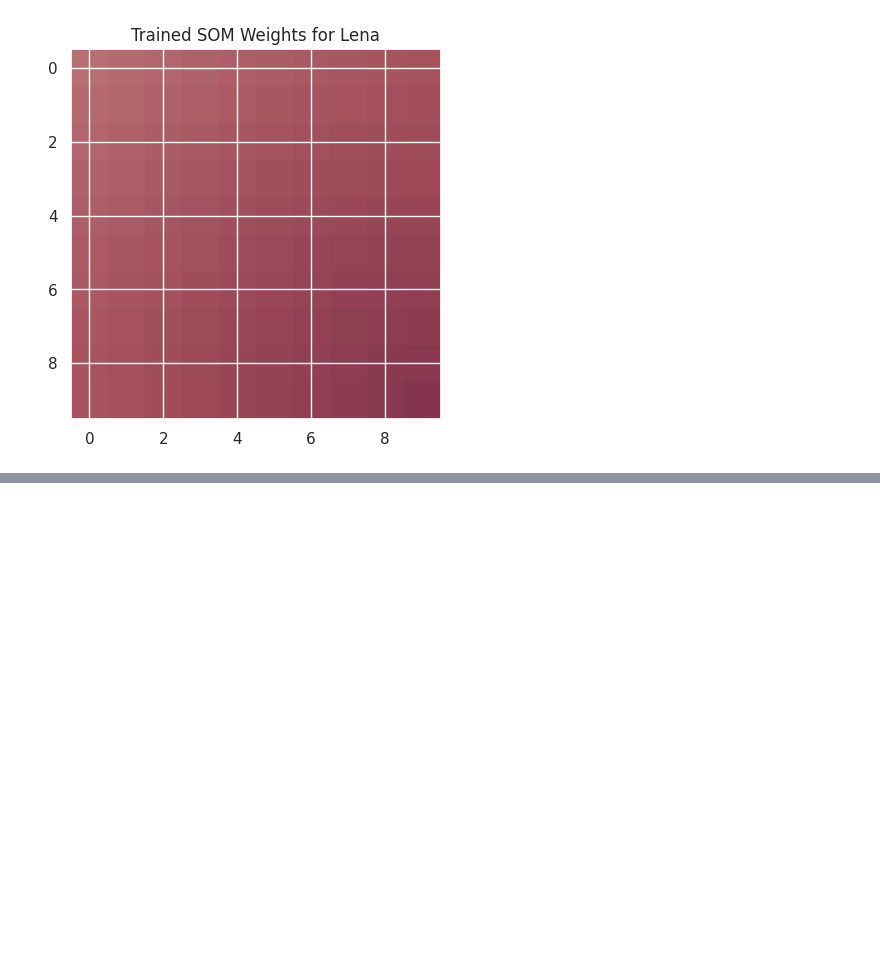
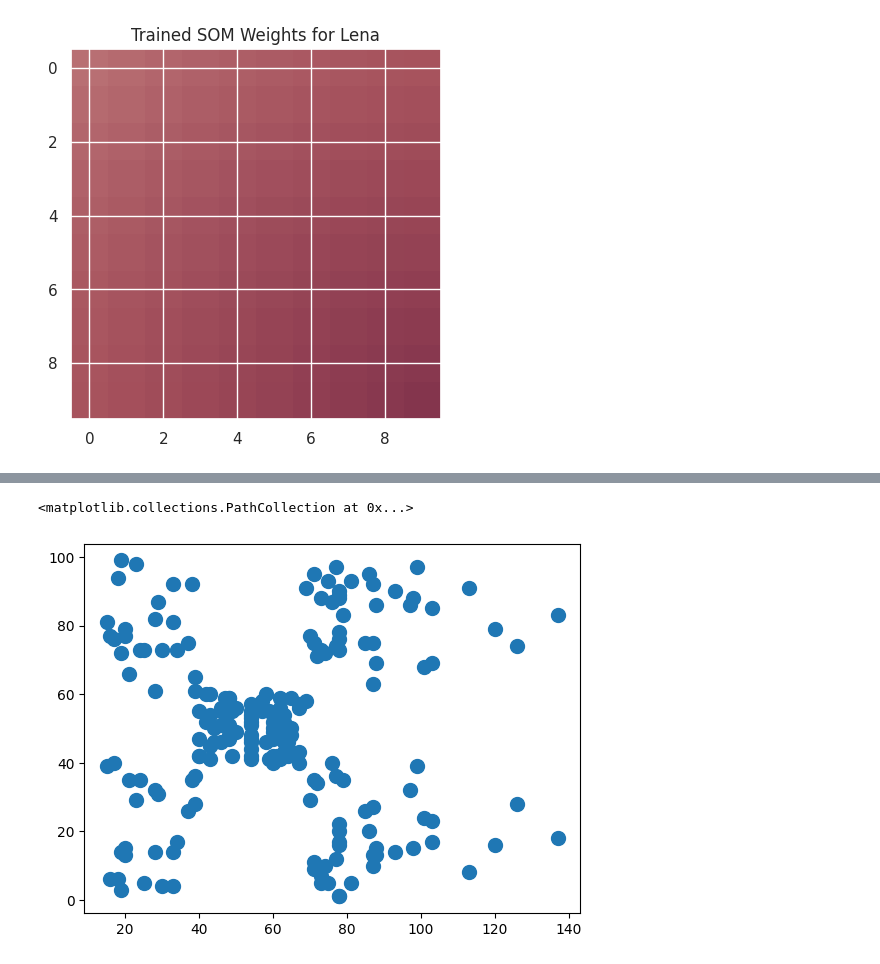
Before and after one commit to filladani/Machine-Learning_2024, a Jupyter notebook: JS7_ML.ipynb, the cells around one changed output, grey strips where cells are left out. Cells and saved outputs as stored; diff of their text form; code cells hidden in the pictures; blank space fills up the shorter version.

```diff
--- a/JS7_ML.ipynb
+++ b/JS7_ML.ipynb
@@ -424,0 +436,11 @@ plt.show()
+# %%
+## import library dan menampilkan dataset
+import pandas as pd
+import numpy as np
+import matplotlib.pyplot as plt
+from sklearn.cluster import KMeans
+from minisom import MiniSom
+
+df = pd.read_csv('/content/Mall_Customers.csv')
+
+df.head()
@@ -424,0 +454,6 @@ plt.show()
+# %%
+# Seleksi fitur yang tepat untuk melakukan clustering
+# Memilih kolom age, annual income, dan spending score
+# memilih gender sebagai target
+X = df.iloc[:,2:]
+y = df.iloc[:,1]
@@ -424,0 +479,7 @@ plt.show()
+# %%
+# Membuat plot data
+# Plot cluster berdasarkan annual income dan spending score
+plt.scatter(X.iloc[:, 1], X.iloc[:, 2], s = 100)
+# %% [output]
+<matplotlib.collections.PathCollection at 0x...>
+[figure, added]
```
Also changed, not shown: parts of 9 cells of this notebook.
